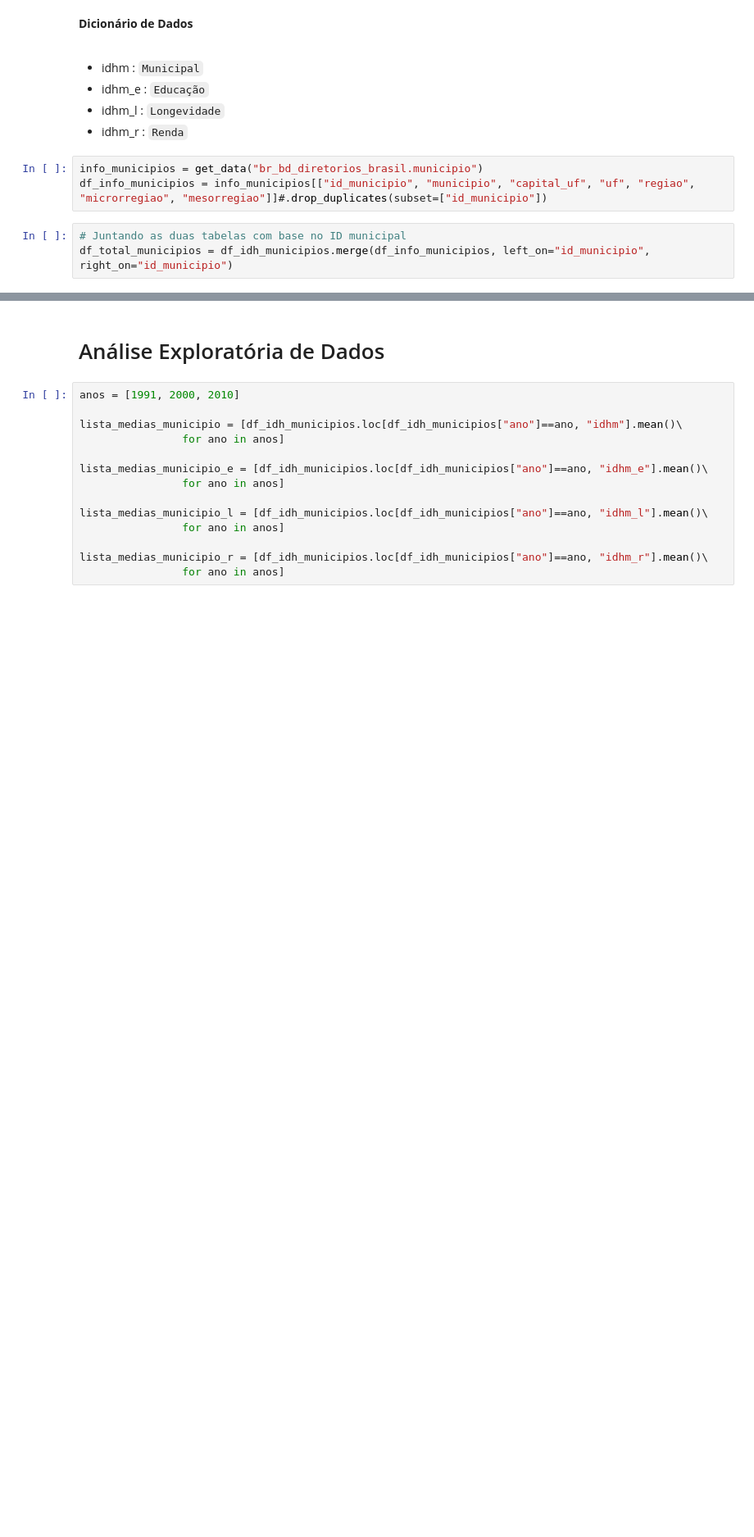
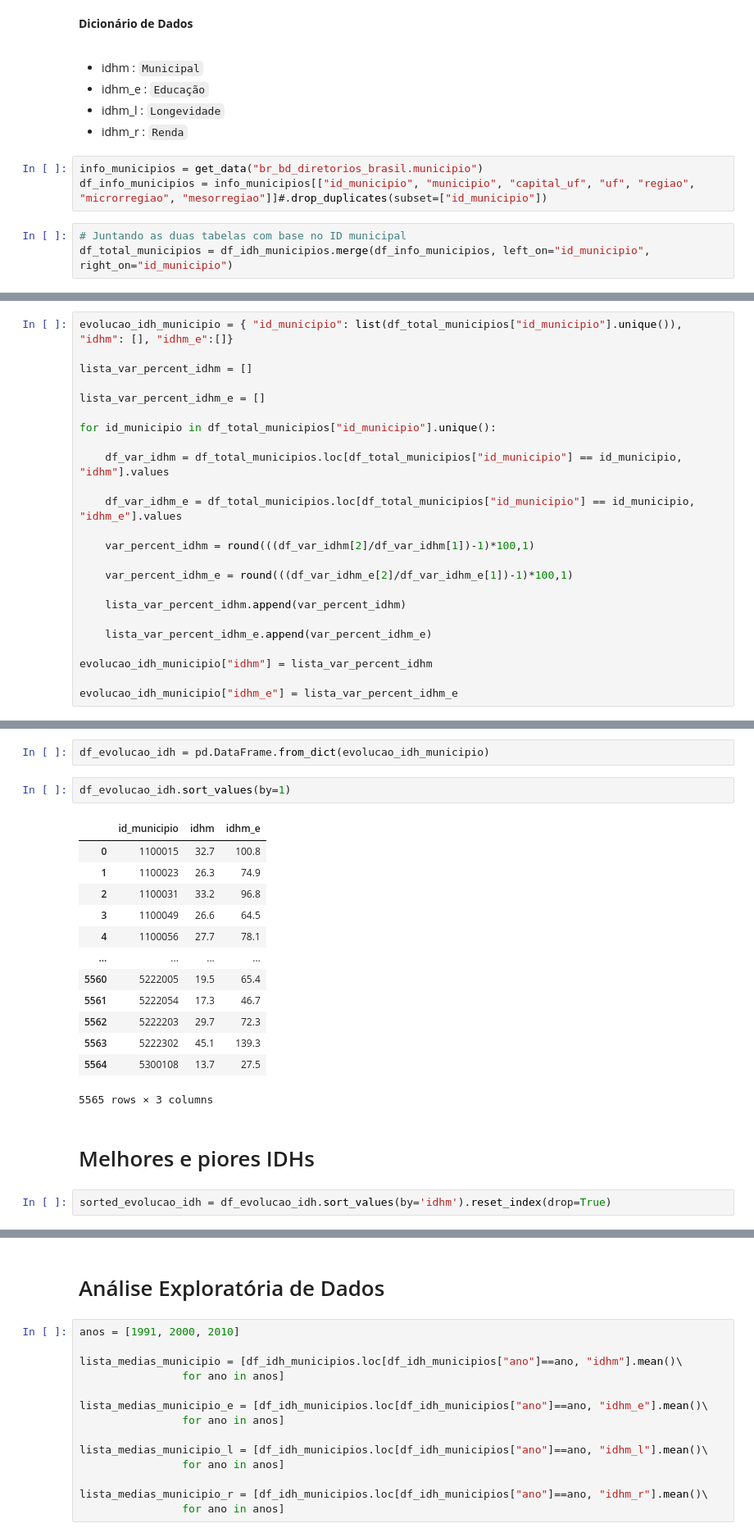
Before and after one commit to UFRJ-Analytica/odd2021, a Jupyter notebook: edit_teste_cliente_basedosdados.ipynb, the cells around one changed output, grey strips where cells are left out. Shown at 82% size. Drawn from its saved outputs; the diff is of its cells as text; blank space fills up the shorter version.

```diff
--- a/edit_teste_cliente_basedosdados.ipynb
+++ b/edit_teste_cliente_basedosdados.ipynb
@@ -49,0 +74,24 @@ df_total_municipios.head(5)
+# %%
+evolucao_idh_municipio = { "id_municipio": list(df_total_municipios["id_municipio"].unique()), "idhm": [], "idhm_e":[]}
+
+lista_var_percent_idhm = []
+
+lista_var_percent_idhm_e = []
+
+for id_municipio in df_total_municipios["id_municipio"].unique():
+
+    df_var_idhm = df_total_municipios.loc[df_total_municipios["id_municipio"] == id_municipio, "idhm"].values
+
+    df_var_idhm_e = df_total_municipios.loc[df_total_municipios["id_municipio"] == id_municipio, "idhm_e"].values
+
+    var_percent_idhm = round(((df_var_idhm[2]/df_var_idhm[1])-1)*100,1)
+
+    var_percent_idhm_e = round(((df_var_idhm_e[2]/df_var_idhm_e[1])-1)*100,1)
+
+    lista_var_percent_idhm.append(var_percent_idhm)
+
+    lista_var_percent_idhm_e.append(var_percent_idhm_e)
+
+evolucao_idh_municipio["idhm"] = lista_var_percent_idhm
+
+evolucao_idh_municipio["idhm_e"] = lista_var_percent_idhm_e
@@ -49,0 +118,22 @@ df_total_municipios.head(5)
+# %%
+df_evolucao_idh = pd.DataFrame.from_dict(evolucao_idh_municipio)
+# %%
+df_evolucao_idh.sort_values(by=1)
+# %% [output]
+|  | id_municipio | idhm | idhm_e |
+| 0 | 1100015 | 32.7 | 100.8 |
+| 1 | 1100023 | 26.3 | 74.9 |
+| 2 | 1100031 | 33.2 | 96.8 |
+| 3 | 1100049 | 26.6 | 64.5 |
+| 4 | 1100056 | 27.7 | 78.1 |
+| ... | ... | ... | ... |
+| 5560 | 5222005 | 19.5 | 65.4 |
+| 5561 | 5222054 | 17.3 | 46.7 |
+| 5562 | 5222203 | 29.7 | 72.3 |
+| 5563 | 5222302 | 45.1 | 139.3 |
+| 5564 | 5300108 | 13.7 | 27.5 |
+5565 rows × 3 columns
+# %% [markdown]
+# Melhores e piores IDHs
+# %%
+sorted_evolucao_idh = df_evolucao_idh.sort_values(by='idhm').reset_index(drop=True)
```
Also changed, not shown: parts of 10 cells of this notebook, 1 other file.
